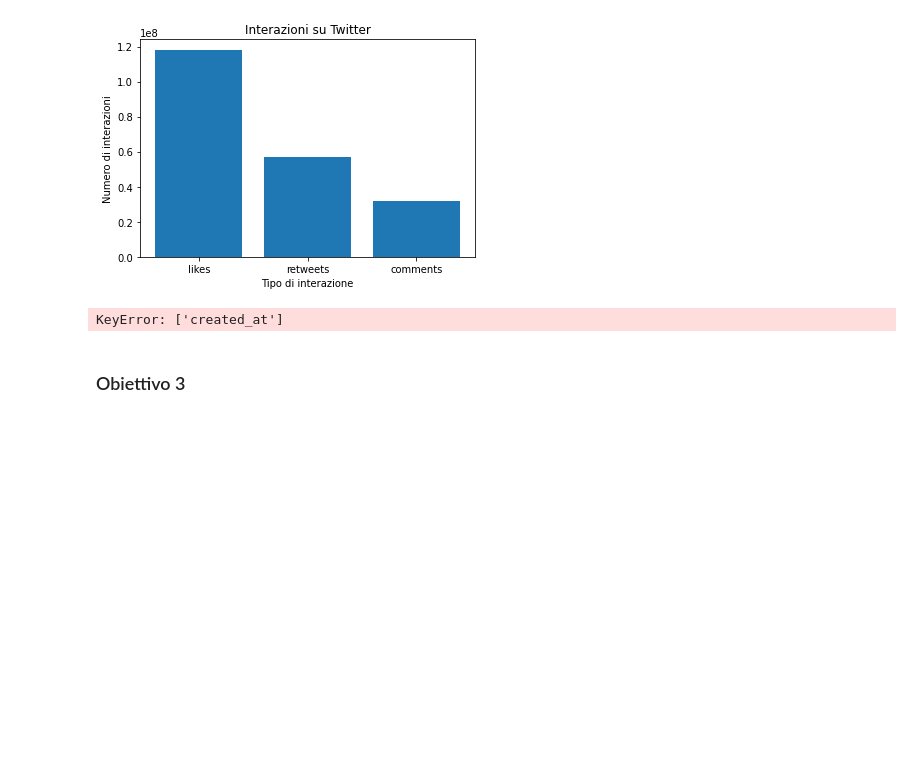
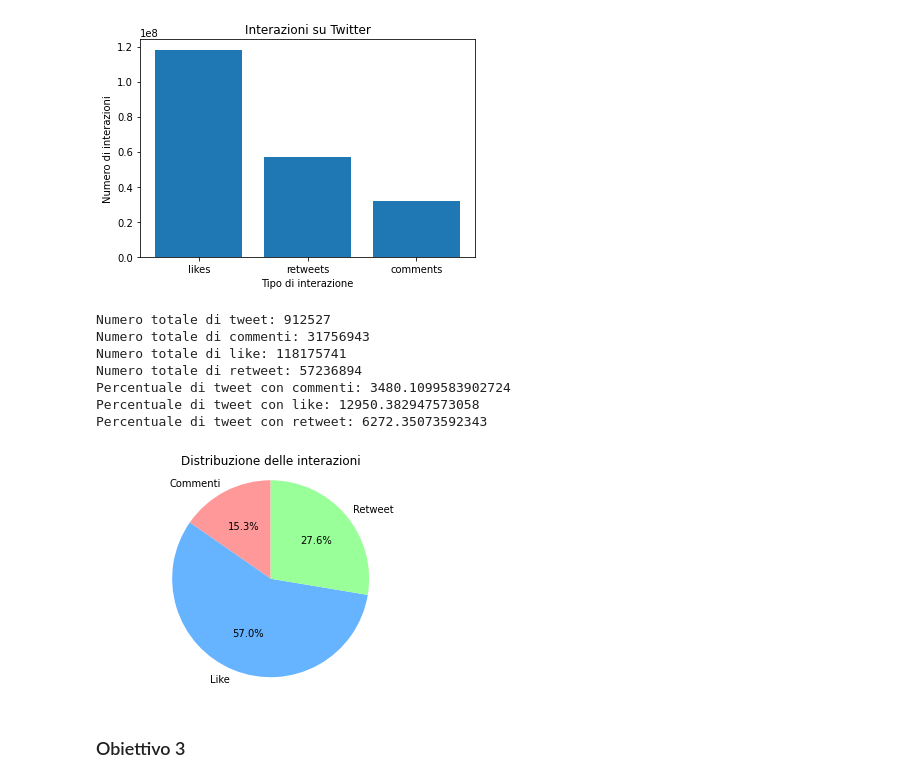
Before and after one commit to isabellamarasco/Blockchain_project, a Jupyter notebook: analysis.ipynb, the cells around one changed output. Saved outputs shown, nothing was run; the diff lists cells and outputs as text; code cells hidden in the pictures; blank space fills up the shorter version.

```diff
--- a/analysis.ipynb
+++ b/analysis.ipynb
@@ -405,7 +357,0 @@ print(df.groupby('cluster')[features].mean())
-# %%
-#correlation matrix
-#take only public_metrics.like_count, public_metrics.reply_count, public_metrics.retweet_count
-df = df[['public_metrics.like_count', 'public_metrics.reply_count', 'public_metrics.retweet_count']]
-corrMatrix = df.corr()
-sns.heatmap(corrMatrix, annot=True)
-plt.show()
@@ -443,29 +387,46 @@ Media di retweets per tweet: 62.723507359234304
 Media di commenti per tweet: 34.801099583902726
 Tasso di interazione: 22702.84364188676
 [figure]
-# %%
-# seleziona solo alcune colonne del dataframe
-df = df[['id', 'public_metrics.like_count', 'public_metrics.reply_count', 'public_metrics.retweet_count', 'created_at']]
-
-# converte la colonna 'created_at' in formato datetime e imposta come indice
-df['created_at'] = pd.to_datetime(df['created_at'], errors='coerce')
-df.set_index('created_at', inplace=True)
-
-# rimuove le righe con valori null nella colonna 'created_at'
-df.dropna(subset=['created_at'], inplace=True)
-
-# calcola il tasso di interazione nel tempo
-interaction_count = df.resample('D').sum()['public_metrics.like_count'] + df.resample('D').sum()['public_metrics.retweet_count'] + df.resample('D').sum()['public_metrics.reply_count']
-interaction_rate_over_time = interaction_count / df.resample('D').count()['id'] * 100
-
-# traccia il grafico a linee del tasso di interazione su Twitter
-plt.plot(interaction_rate_over_time)
-plt.xlabel("Data")
-plt.ylabel("Tasso di interazione")
-plt.title("Tasso di interazione su Twitter")
-plt.show()
-# %% [output]
-KeyError: ['created_at']
+# %%
+# Calcola il numero di commenti, like e retweet per ogni tweet
+comment_counts = df['public_metrics.reply_count'].sum()
+like_counts = df['public_metrics.like_count'].sum()
+retweet_counts = df['public_metrics.retweet_count'].sum()
+
+# Calcola la percentuale di tweet con commenti, like e retweet rispetto al totale dei tweet
+total_tweets = len(df)
+comment_percentage = (comment_counts / total_tweets) * 100
+like_percentage = (like_counts / total_tweets) * 100
+retweet_percentage = (retweet_counts / total_tweets) * 100
+
+
+# Stampa i risultati
+print("Numero totale di tweet:", total_tweets)
+print("Numero totale di commenti:", comment_counts)
+print("Numero totale di like:", like_counts)
+print("Numero totale di retweet:", retweet_counts)
+print("Percentuale di tweet con commenti:", comment_percentage)
+print("Percentuale di tweet con like:", like_percentage)
+print("Percentuale di tweet con retweet:", retweet_percentage)
+
+# Crea un grafico a torta per visualizzare le percentuali
+labels = ['Commenti', 'Like', 'Retweet']
+sizes = [comment_percentage, like_percentage, retweet_percentage]
+colors = ['#ff9999', '#66b3ff', '#99ff99']
+
+plt.pie(sizes, labels=labels, colors=colors, autopct='%1.1f%%', startangle=90)
+plt.axis('equal')
+plt.title('Distribuzione delle interazioni')
+plt.show()
+# %% [output]
+Numero totale di tweet: 912527
+Numero totale di commenti: 31756943
+Numero totale di like: 118175741
+Numero totale di retweet: 57236894
+Percentuale di tweet con commenti: 3480.1099583902724
+Percentuale di tweet con like: 12950.382947573058
+Percentuale di tweet con retweet: 6272.35073592343
+[figure, added]
 # %% [markdown]
 ### Obiettivo 3
 # %%
```
Also changed, not shown: parts of 10 cells of this notebook.
